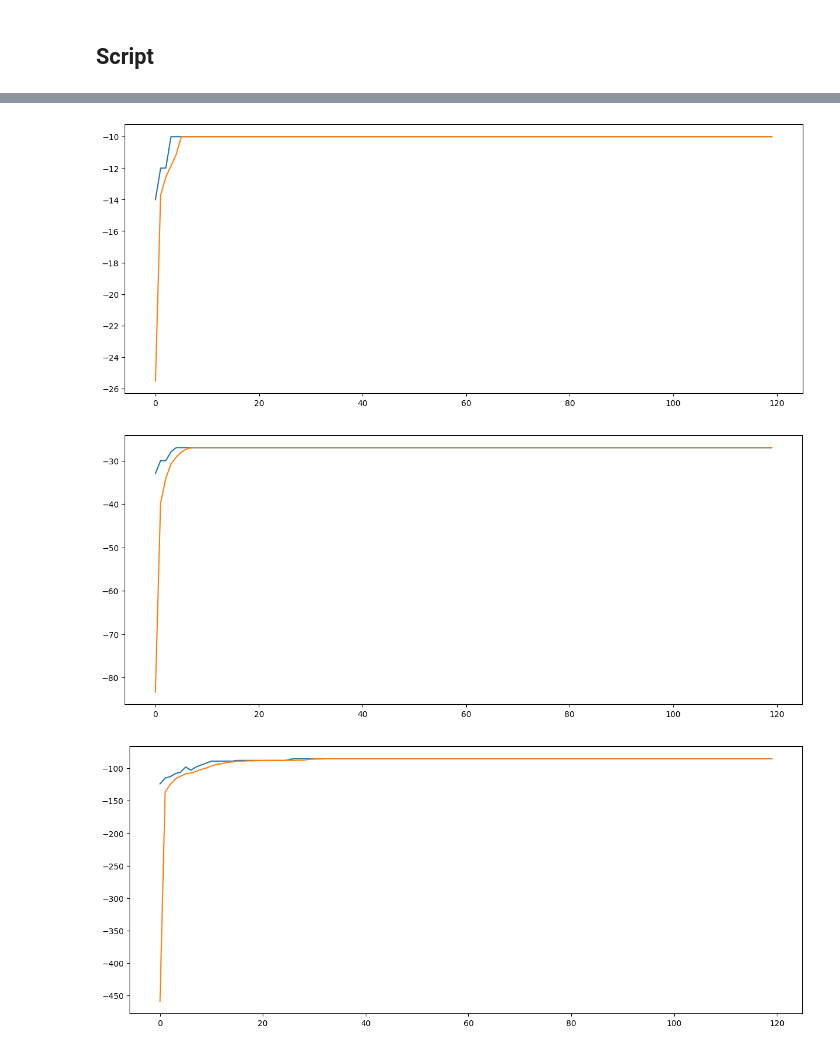
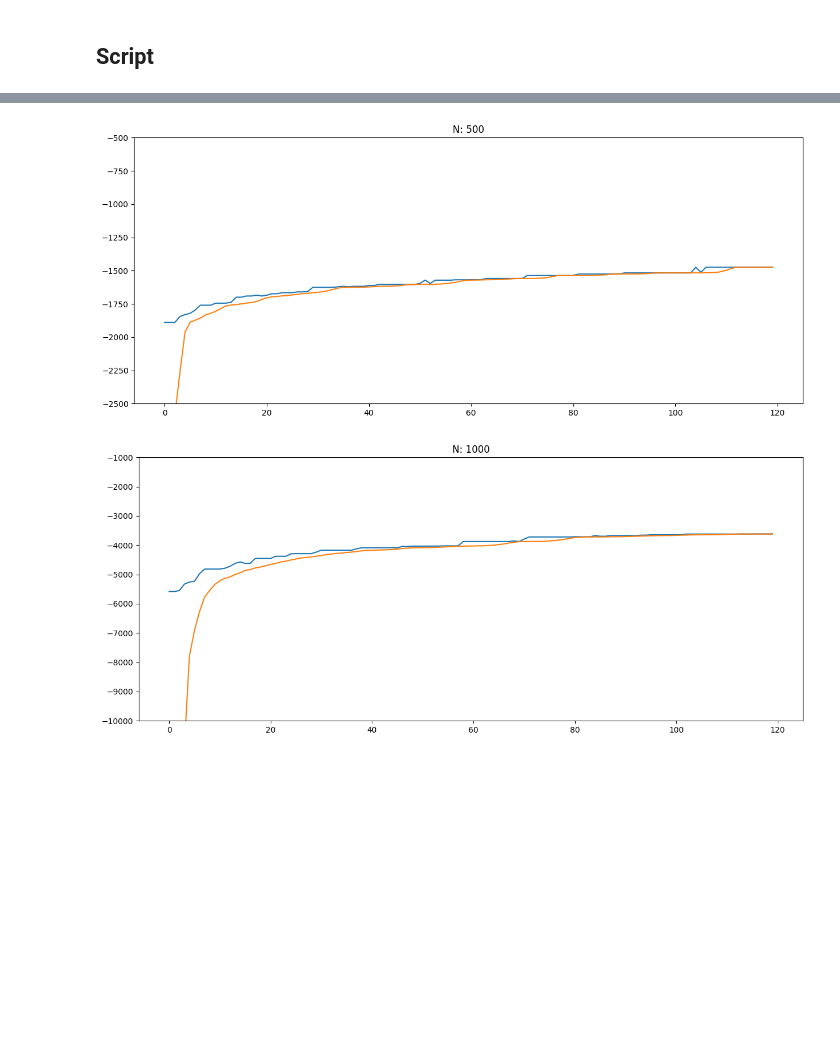
Before and after one commit to CarachinoAlessio/computational_intelligence, a Jupyter notebook: lab2/lab2.ipynb, the cells around one changed output, grey strips where cells are left out. Drawn from its saved outputs; the diff is of its cells as text; code cells hidden in the pictures; blank space fills up the shorter version.

```diff
--- a/lab2/lab2.ipynb
+++ b/lab2/lab2.ipynb
@@ -54,7 +54,7 @@ def cross_over(g1, g2, all_lists):
     cut = random.randint(0, min([len(g1), len(g2)]))
     best = g1
 
-    for _ in range(100):
+    for _ in range(1):    # The parameter inside the range function can be tuned
         new = set(g1[:cut] + g2[cut:])
         if len(new) < N:
             pick_one = random.choice(list(set(all_lists) - new))
@@ -67,7 +67,7 @@ def cross_over(g1, g2, all_lists):
 def mutation(g, all_lists):
     point = random.randint(0, len(g) - 1)
 
-    for _ in range(100):
+    for _ in range(1):  # The parameter inside the range function can be tuned
         pick_one = random.choice(list(set(all_lists) - set(g)))
         new = g[:point] + [pick_one] + g[point + 1:]
         if w(new) > w(g):
@@ -111,7 +111,10 @@ def generate_population(N):
     problem_out = problem(N, SEED)
     all_lists = list(set(tuple(sorted(_)) for _ in problem_out))
     population = list()
-    POPULATION_SIZE = N * 20
+    if N != 1000:
+        POPULATION_SIZE = N * 20
+    else:
+        POPULATION_SIZE = N
     for _ in range(POPULATION_SIZE):
         genome = random.sample(all_lists, random.randint(1, N))
         population.append(Individual(genome, w(genome)))
@@ -120,27 +123,42 @@ def generate_population(N):
 # %% [markdown]
 ## Evolutionary Controller
 # %%
-def performance_eval(fitness_log):
-    avg_line = [sum(f[1] for f in fitness_log if f[0] == x and f[1] > -3000)/len([f[1] for f in fitness_log if f[0] == x and f[1] > -3000] ) for x in range(NUM_GENERATIONS)]
+def performance_eval(fitness_log, N):
+    avg_line = [sum(f[1] for f in fitness_log if f[0] == x and f[1] != -PENALTY_THRESHOLD)/len([f[1] for f in fitness_log if f[0] == x and f[1] != -PENALTY_THRESHOLD]) for x in range(NUM_GENERATIONS)]
 
     gen_best = [max(f[1] for f in fitness_log if f[0] == x) for x in range(NUM_GENERATIONS)]
     plt.figure(figsize=(15, 6))
+    plt.title(f"N: {N}")
+
+    if N == 100:
+        plt.ylim(-3*N, -N)
+    elif N == 500:
+        plt.ylim(-5*N, -N)
+    else:
+        plt.ylim(-10*N, -N)
+
     plt.plot([x for x, _ in enumerate(gen_best)], [y for _, y in enumerate(gen_best)])
     plt.plot([x for x, _ in enumerate(avg_line)], [y for _, y in enumerate(avg_line)])
 # %%
-import numpy as np
-
 def let_it_grow(N, INITIAL_POPULATION, all_lists, performance_flag=False):
     POPULATION = copy.deepcopy(INITIAL_POPULATION)
     best = Individual([], -PENALTY_THRESHOLD)
     fitness_log = [(0, i.fitness) for i in POPULATION]
-    offspring_size = int(np.round(2*np.log2(N)))
+    off_dict = dict()
+    off_dict[5] = 5
+    off_dict[10] = 9
+    off_dict[20] = 15
+    off_dict[50] = 30
+    off_dict[100] = 90
+    off_dict[500] = 200
+    off_dict[1000] = 200
+    offspring_size = off_dict[N]
 
     optim_flag = False
     for g in range(NUM_GENERATIONS):
         offspring = list()
         for i in range(offspring_size):
-            if random.random() < 0.3:
+            if random.random() < 0.4:
                 p = tournament(POPULATION)
                 o = mutation(p.genome, all_lists)
             else:
@@ -158,12 +176,12 @@ def let_it_grow(N, INITIAL_POPULATION, all_lists, performance_flag=False):
         print(f"solution: {best.genome}")
         print(f"total cost: {-best.fitness}")
 
-    if performance_flag is True:
-        performance_eval(fitness_log)
+    if performance_flag is True and N not in [5, 10, 20, 50]:
+        performance_eval(fitness_log, N)
 # %% [markdown]
 ## Script
 # %%
-for N in [5, 10, 20, 50, 100, 500]:
+for N in [5, 10, 20, 50, 100, 500, 1000]:
     GOAL = set(range(N))
     INITIAL_POPULATION, all_lists = generate_population(N)
 
@@ -192,3 +210,2 @@ total cost: 1498
-[figure, old version]
+[figure, new version]
-[figure, old version]
+[figure, new version]
-[figure, removed]
```
Also changed, not shown: parts of 2 cells of this notebook, 1 other file.
